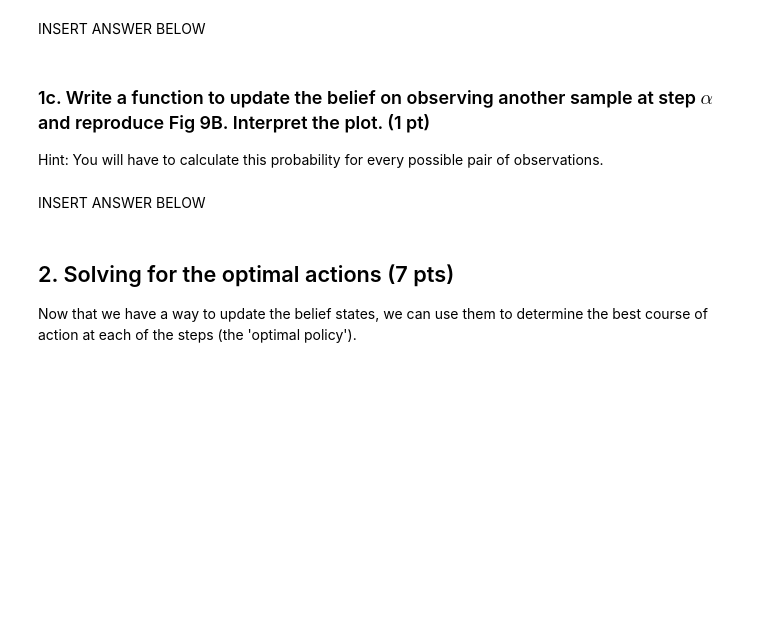
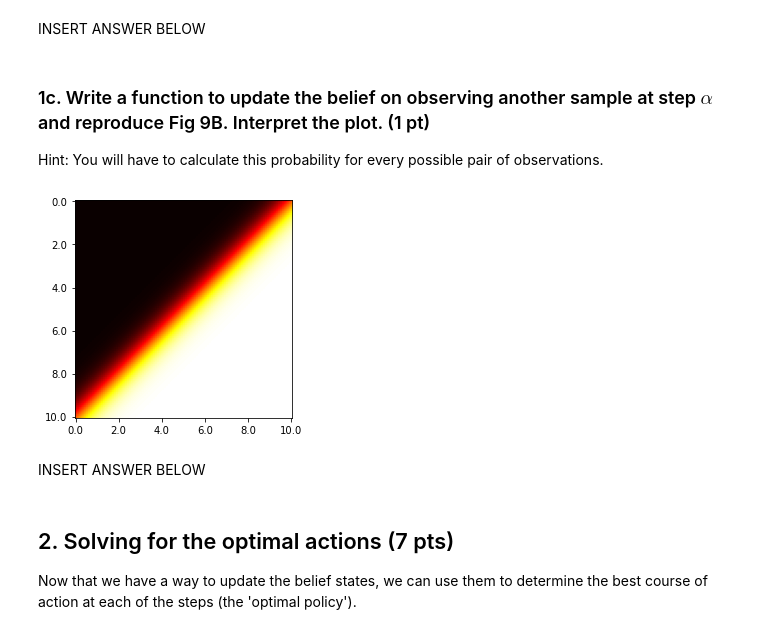
Before and after one commit to lolotta/Neural_Modeling, a Jupyter notebook: HW4/two_stage_FIRSTNAME_LASTNAME.ipynb, the cells around one changed output. Drawn from its saved outputs; the diff is of its cells as text; code cells hidden in the pictures; blank space fills up the shorter version.

```diff
--- a/HW4/two_stage_FIRSTNAME_LASTNAME.ipynb
+++ b/HW4/two_stage_FIRSTNAME_LASTNAME.ipynb
@@ -34,3 +59,33 @@ Hint: You will have to calculate this probability for every possible pair of obs
+# %%
+# INSERT CODE BELOW
+def update_belief_state_alpha(c_alpha, c_beta):
+
+    p_c_alpha_given_x1 = scipy.stats.norm(loc=mu1,scale=sigma).pdf(c_alpha)
+    p_c_alpha_given_x2 = scipy.stats.norm(loc=mu2,scale=sigma).pdf(c_alpha)
+    p_c_beta_given_x3 = scipy.stats.norm(loc=mu1,scale=sigma).pdf(c_beta)
+    p_c_beta_given_x4 = scipy.stats.norm(loc=mu2,scale=sigma).pdf(c_beta)
+
+    p_x1_given_c_a_c_b_x3 =  p_c_alpha_given_x1 *p_c_beta_given_x3 #* p_x3_given_c_beta
+    p_x2_given_c_a_c_b_x4 =  p_c_alpha_given_x2 *p_c_beta_given_x4 #* p_x4_given_c_beta
+
+    p_x1_given_c_a_c_b = p_x1_given_c_a_c_b_x3 / (p_x1_given_c_a_c_b_x3  + p_x2_given_c_a_c_b_x4)
+    return p_x1_given_c_a_c_b
+# %%
+n = 101
+cs = np.linspace(0,10,n)
+
+beliefs = np.zeros(shape=(n,n))
+for c_beta in range(cs.shape[0]):
+    for c_alpha in range(cs.shape[0]):
+        beliefs[c_beta,c_alpha] = update_belief_state_alpha(c_alpha=cs[c_alpha], c_beta=cs[c_beta])
+# %%
+plt.imshow(beliefs, cmap='hot')
+ticks = np.linspace(0,10,6)
+plt.xticks(ticks*(n//10), ticks)
+plt.yticks(ticks*(n//10), ticks)
+plt.show()
+# %% [output]
+[figure, added]
 # %% [markdown]
 INSERT ANSWER BELOW
 # %% [markdown]
```
Also changed, not shown: parts of 20 cells of this notebook.
